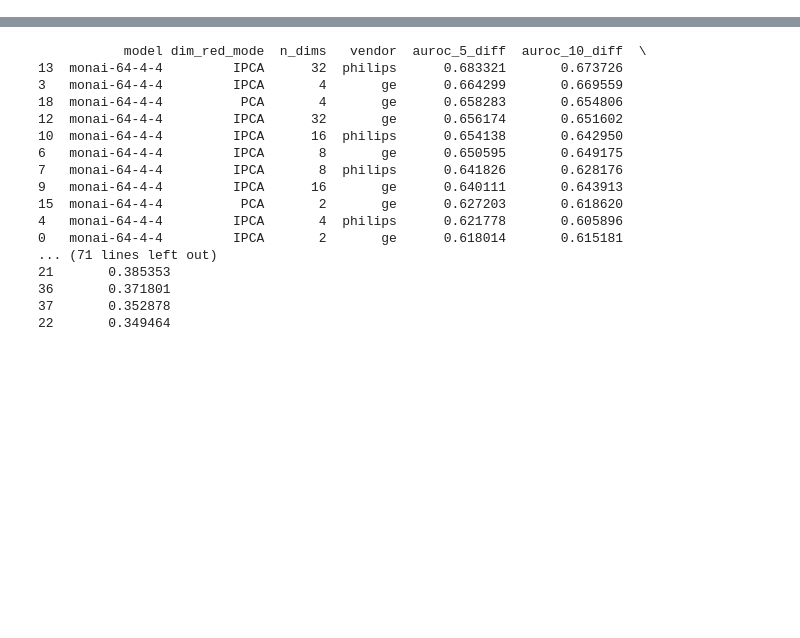
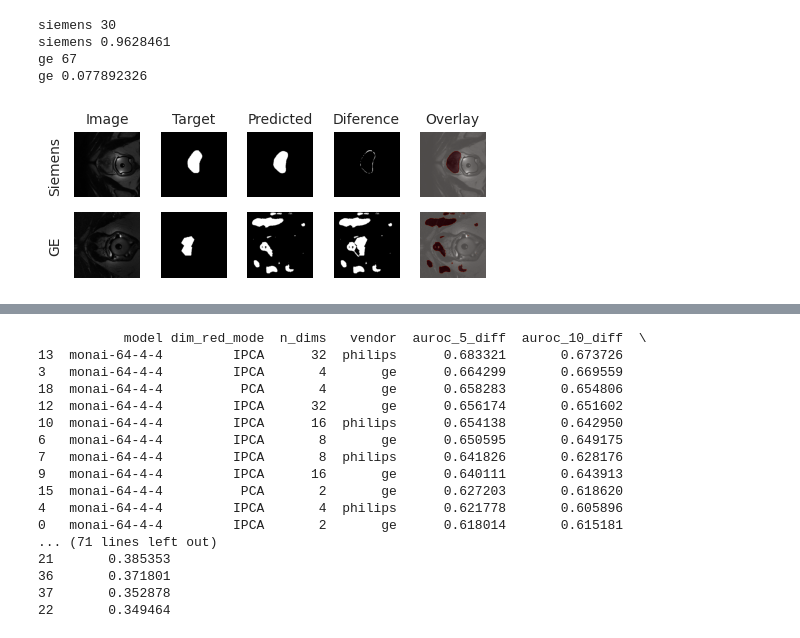
Before and after one commit to sgomezru/DSSQ, a Jupyter notebook: notebooks/analysis.ipynb, the cells around one changed output, grey strips where cells are left out. Saved outputs shown, nothing was run; the diff lists cells and outputs as text; code cells hidden in the pictures; blank space fills up the shorter version.

```diff
--- a/notebooks/analysis.ipynb
+++ b/notebooks/analysis.ipynb
@@ -5,0 +241,8 @@ import seaborn as sns
+# %%
+plot_idx_2(30, 67)
+# %% [output]
+siemens 30
+siemens 0.9628461
+ge 67
+ge 0.077892326
+[figure, added]
```
Also changed, not shown: parts of 17 cells of this notebook, 2 other files.
